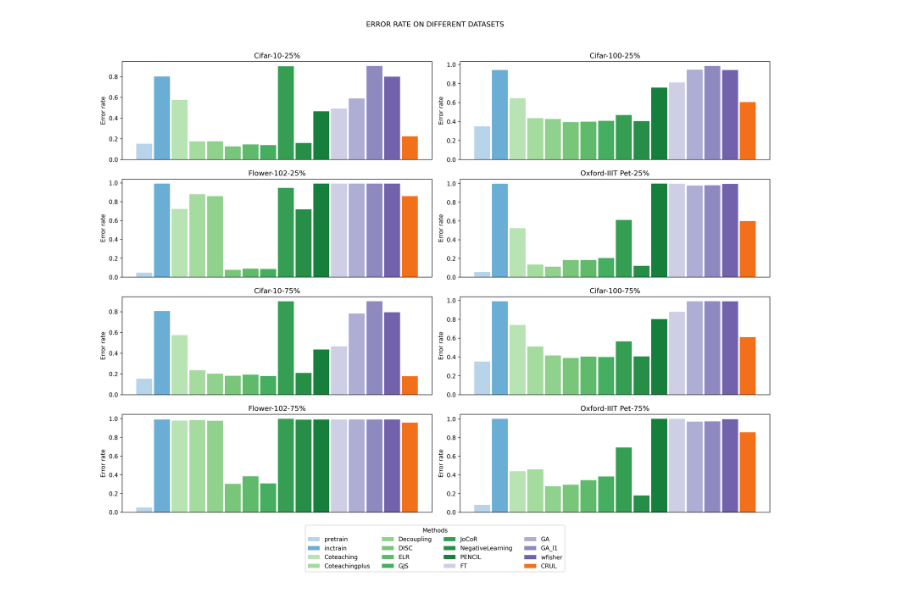
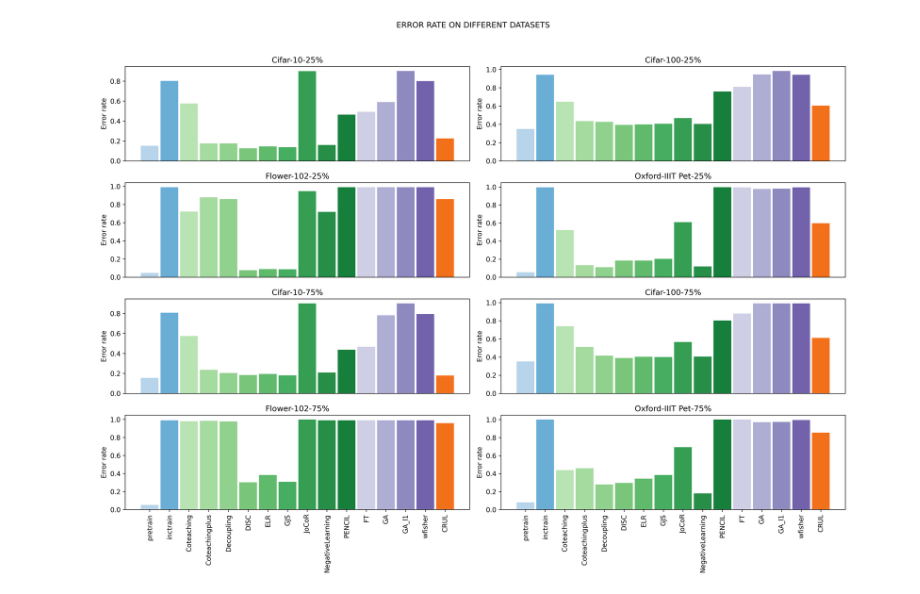
Before and after one commit to rainmilk/contra, a Jupyter notebook: result_analysis/result_visualize_cvpr_ly1.ipynb, the cells around one changed output. Saved outputs shown, nothing was run; the diff lists cells and outputs as text; code cells hidden in the pictures.

```diff
--- a/result_analysis/result_visualize_cvpr_ly1.ipynb
+++ b/result_analysis/result_visualize_cvpr_ly1.ipynb
@@ -45,6 +45,7 @@ import matplotlib.pyplot as plt
 dataframes = [df1,df2,df3,df4]
 labels = ['Cifar-10', 'Cifar-100', 'Flower-102', 'Oxford-IIIT Pet']
 fig, axs = plt.subplots(2, 2, figsize=(12, 8))
+plt.style.use("default")
 
 for i, (df, label) in enumerate(zip(dataframes, labels)):
     ax = axs[i // 2, i % 2]
@@ -53,7 +54,10 @@ for i, (df, label) in enumerate(zip(dataframes, labels)):
     ax.set_title(f'{label}')
     # ax.set_xlabel('Algorithm')
     ax.set_ylabel('Global Value')
-    ax.set_xticks([])
+    if i<=1:
+        ax.set_xticks([])
+    else:
+        plt.setp(ax.get_xticklabels(), rotation=90)
     # ax.grid(True,linestyle='--',alpha=0.7)
 
 handles, labels = [], []
@@ -62,8 +66,8 @@ for ax in axs.flat:
     handles.extend(h)
     labels.extend(l)
 
-n_cols = 4 # 图例列数
-fig.legend(handles, labels, loc='upper center', ncol=n_cols, bbox_to_anchor=(0.5, -0.1), title="Methods")
+# n_cols = 4 # 图例列数
+# fig.legend(handles, labels, loc='upper center', ncol=n_cols, bbox_to_anchor=(0.5, -0.1), title="Methods")
 
 #整体标题
 fig.suptitle('ERROR RATE ON DIFFERENT DATASETS')
@@ -80,34 +84,37 @@ import matplotlib.pyplot as plt
 dataframes = [df5,df6,df7,df8,df9,df10,df11,df12]
 labels = ['Cifar-10-25%', 'Cifar-100-25%', 'Flower-102-25%', 'Oxford-IIIT Pet-25%','Cifar-10-75%', 'Cifar-100-75%', 'Flower-102-75%', 'Oxford-IIIT Pet-75%']
 
 fig, axs = plt.subplots(4, 2, figsize=(16, 12))
 
 for i, (df, label) in enumerate(zip(dataframes, labels)):
     ax = axs[i // 2, i % 2]
     for j, (method, global_val) in enumerate(zip(df['uni_name'], df['error_rate'])):
         ax.bar(method, global_val, color=uni_color_dict[method], label=method if i == 0 else "",width=0.9)
     ax.set_title(f'{label}')
     # ax.set_xlabel('Algorithm')
     ax.set_ylabel('Error rate')
-    ax.set_xticks([])
+    if i<=5:
+        ax.set_xticks([])
+    else:
+        plt.setp(ax.get_xticklabels(), rotation=90)
     # ax.grid(True,linestyle='--',alpha=0.7)
 
 handles, labels = [], []
 for ax in axs.flat:
     h, l = ax.get_legend_handles_labels()
     handles.extend(h)
     labels.extend(l)
 
-n_cols = 4 # 图例列数
-fig.legend(handles, labels, loc='upper center', ncol=n_cols, bbox_to_anchor=(0.5,0), title="Methods")
+# n_cols = 4 # 图例列数
+# fig.legend(handles, labels, loc='upper center', ncol=n_cols, bbox_to_anchor=(0.5,0), title="Methods")
 
 #整体标题
 fig.suptitle('ERROR RATE ON DIFFERENT DATASETS')
 
 # 调整布局
 plt.tight_layout(rect=[0, 0, 1, 0.96])
 fig.set_dpi(300)
 # 留出顶部空间给图例
 plt.show()
 # %% [output]
-[figure, old version]
+[figure, new version]
```
Also changed, not shown: parts of 7 cells of this notebook.
